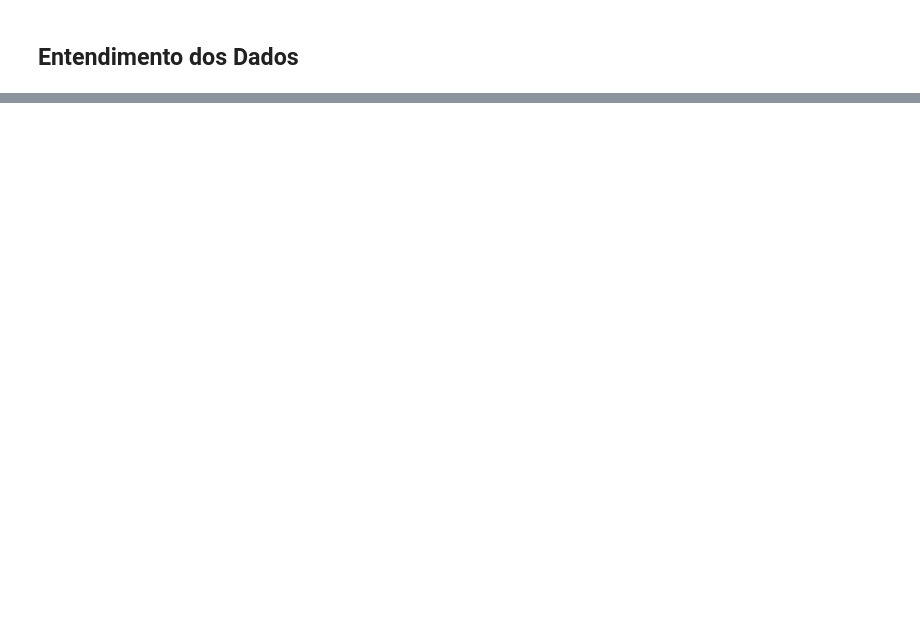
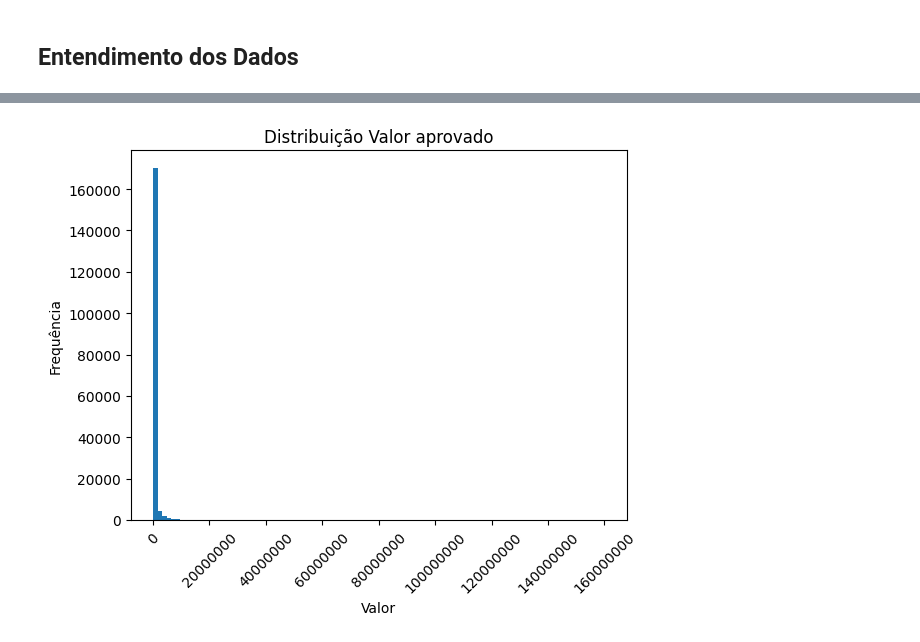
Before and after one commit to marleyabe/Data-SUS, a Jupyter notebook: analise.ipynb, the cells around one changed output, grey strips where cells are left out. Cells and saved outputs as stored; diff of their text form; code cells hidden in the pictures; blank space fills up the shorter version.

```diff
--- a/analise.ipynb
+++ b/analise.ipynb
@@ -28,0 +131,11 @@ df
+# %%
+plt.hist(df[df['Conteudo'] == 'Valor aprovado']['Total'], bins=100)
+
+plt.title('Distribuição Valor aprovado')
+plt.xlabel('Valor')
+plt.ylabel('Frequência')
+plt.ticklabel_format(style='plain', axis='x')
+plt.xticks(rotation=45)
+plt.show()
+# %% [output]
+[figure, added]
```
Also changed, not shown: parts of 15 cells of this notebook.
